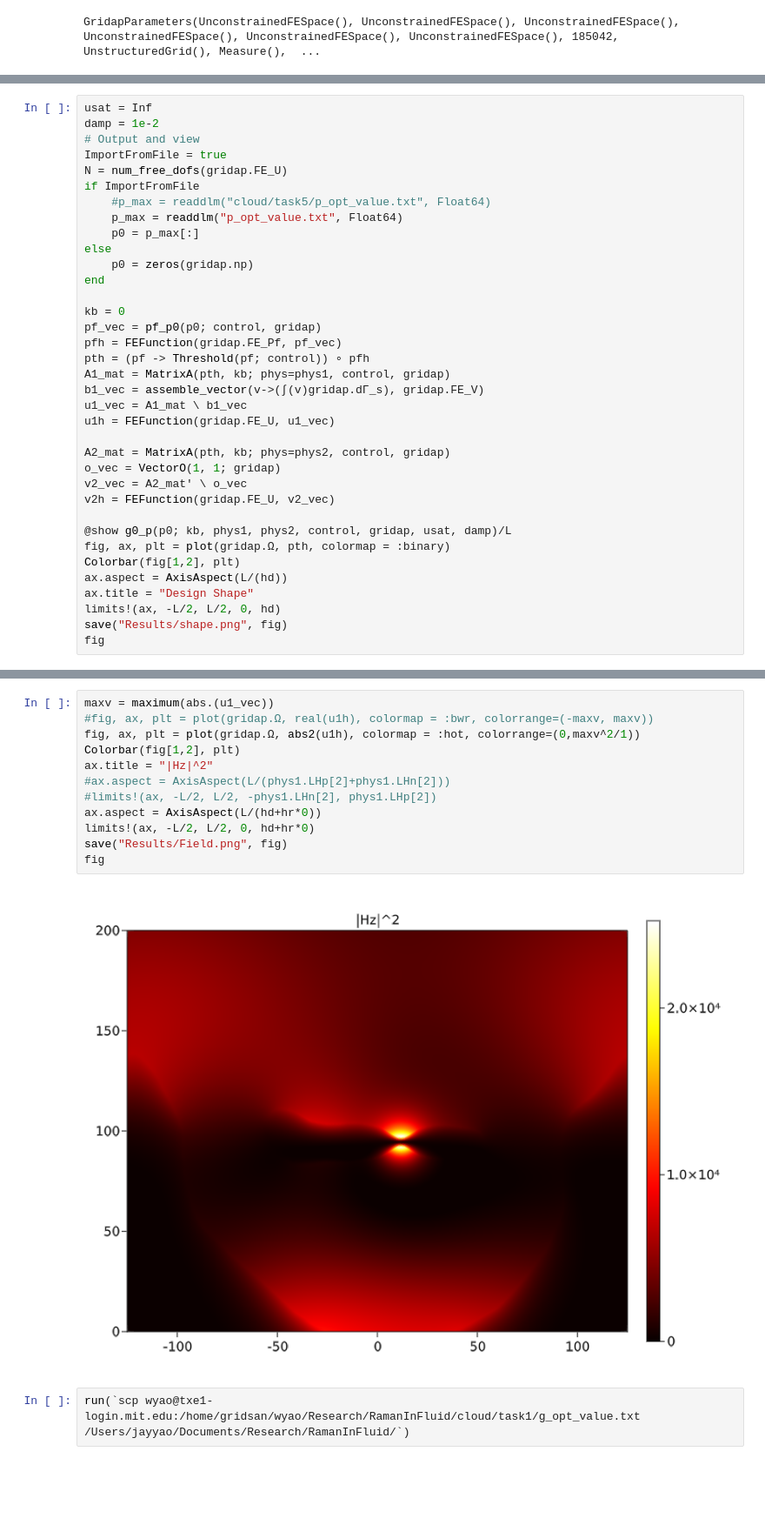
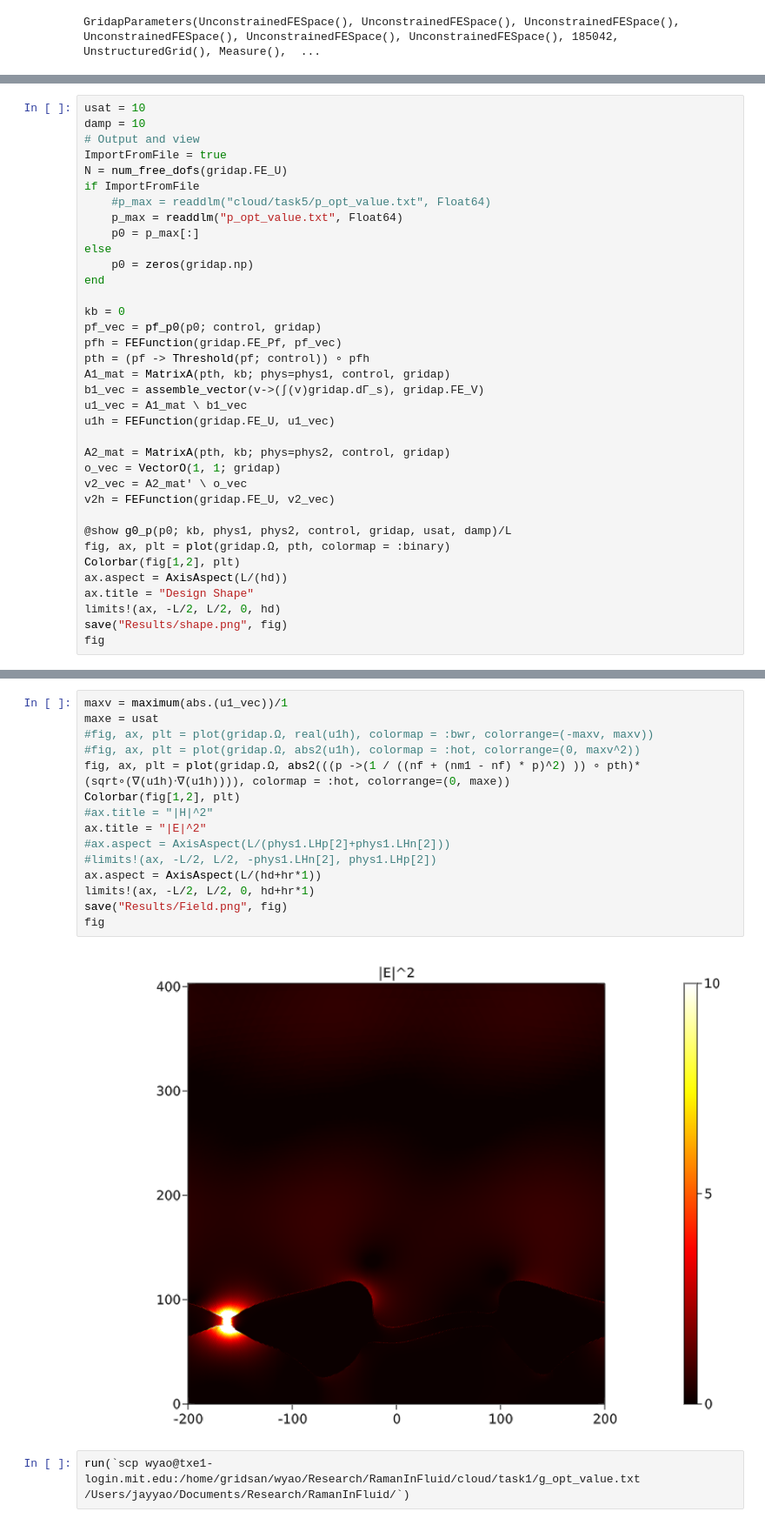
Before and after one commit to WenjieYao/RamanInFluid, a Jupyter notebook: Main_cloud.ipynb, the cells around one changed output, grey strips where cells are left out. Shown: that part at 87% size. Saved outputs shown, nothing was run; the diff lists cells and outputs as text; blank space fills up the shorter version.

```diff
--- a/Main_cloud.ipynb
+++ b/Main_cloud.ipynb
@@ -113,8 +113,8 @@ run(`scp wyao@txe1-login.mit.edu:/home/gridsan/wyao/Research/RamanInFluid/cloud/
 # %% [output]
 Process(`scp wyao@txe1-login.mit.edu:/home/gridsan/wyao/Research/RamanInFluid/cloud/task5/p_opt_value.txt /Users/jayyao/Documents/Research/RamanInFluid/`, ProcessExited(0))
 # %%
-usat = Inf
-damp = 1e-2
+usat = 10
+damp = 10
 # Output and view
 ImportFromFile = true
 N = num_free_dofs(gridap.FE_U)
@@ -154,17 +154,20 @@ g0_p(p0; kb, phys1, phys2, control, gridap) / L = 273006.1595457713
 # %%
-maxv = maximum(abs.(u1_vec))
+maxv = maximum(abs.(u1_vec))/1
+maxe = usat
 #fig, ax, plt = plot(gridap.Ω, real(u1h), colormap = :bwr, colorrange=(-maxv, maxv))
-fig, ax, plt = plot(gridap.Ω, abs2(u1h), colormap = :hot, colorrange=(0,maxv^2/1))
+#fig, ax, plt = plot(gridap.Ω, abs2(u1h), colormap = :hot, colorrange=(0, maxv^2))
+fig, ax, plt = plot(gridap.Ω, abs2(((p ->(1 / ((nf + (nm1 - nf) * p)^2) )) ∘ pth)*(sqrt∘(∇(u1h)⋅∇(u1h)))), colormap = :hot, colorrange=(0, maxe))
 Colorbar(fig[1,2], plt)
-ax.title = "|Hz|^2"
+#ax.title = "|H|^2"
+ax.title = "|E|^2"
 #ax.aspect = AxisAspect(L/(phys1.LHp[2]+phys1.LHn[2]))
 #limits!(ax, -L/2, L/2, -phys1.LHn[2], phys1.LHp[2])
-ax.aspect = AxisAspect(L/(hd+hr*0))
-limits!(ax, -L/2, L/2, 0, hd+hr*0)
+ax.aspect = AxisAspect(L/(hd+hr*1))
+limits!(ax, -L/2, L/2, 0, hd+hr*1)
 save("Results/Field.png", fig)
 fig
 # %% [output]
-[figure, old version]
+[figure, new version]
 # %%
 run(`scp wyao@txe1-login.mit.edu:/home/gridsan/wyao/Research/RamanInFluid/cloud/task1/g_opt_value.txt /Users/jayyao/Documents/Research/RamanInFluid/`)
 # %% [output]
```
Also changed, not shown: parts of 2 cells of this notebook, 13 other files.
